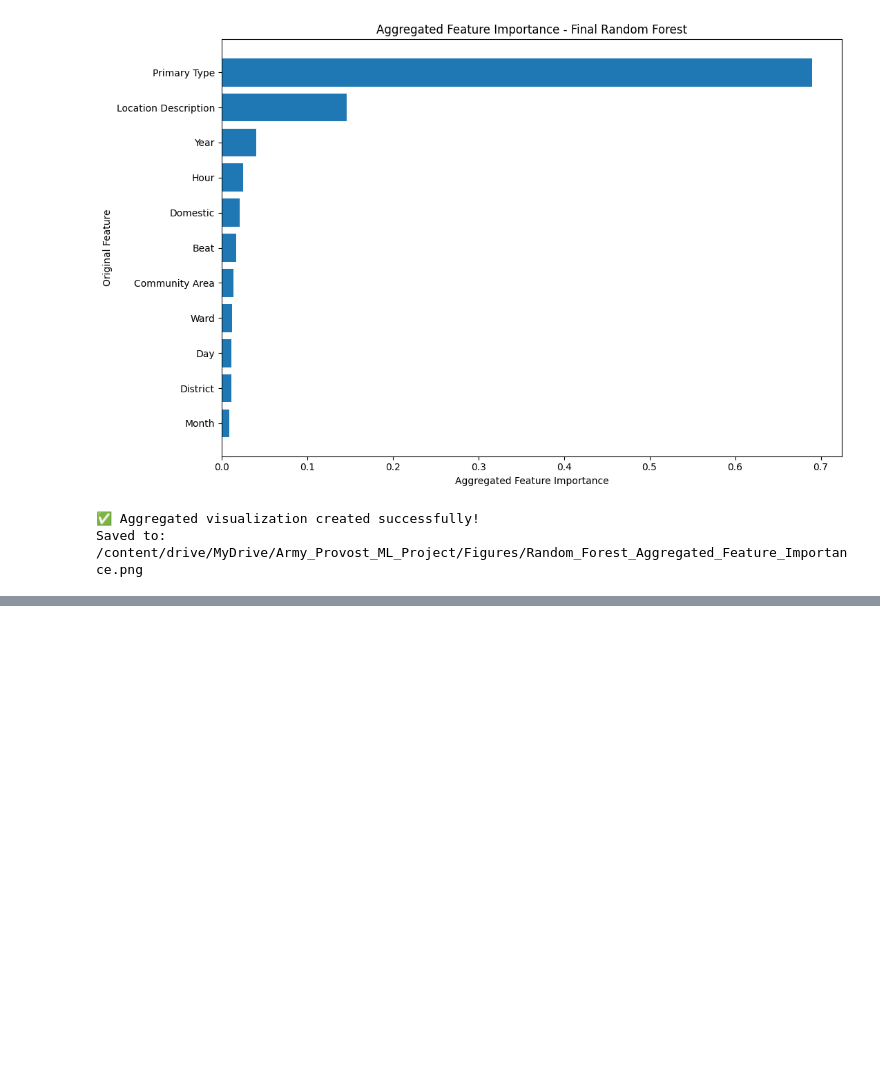
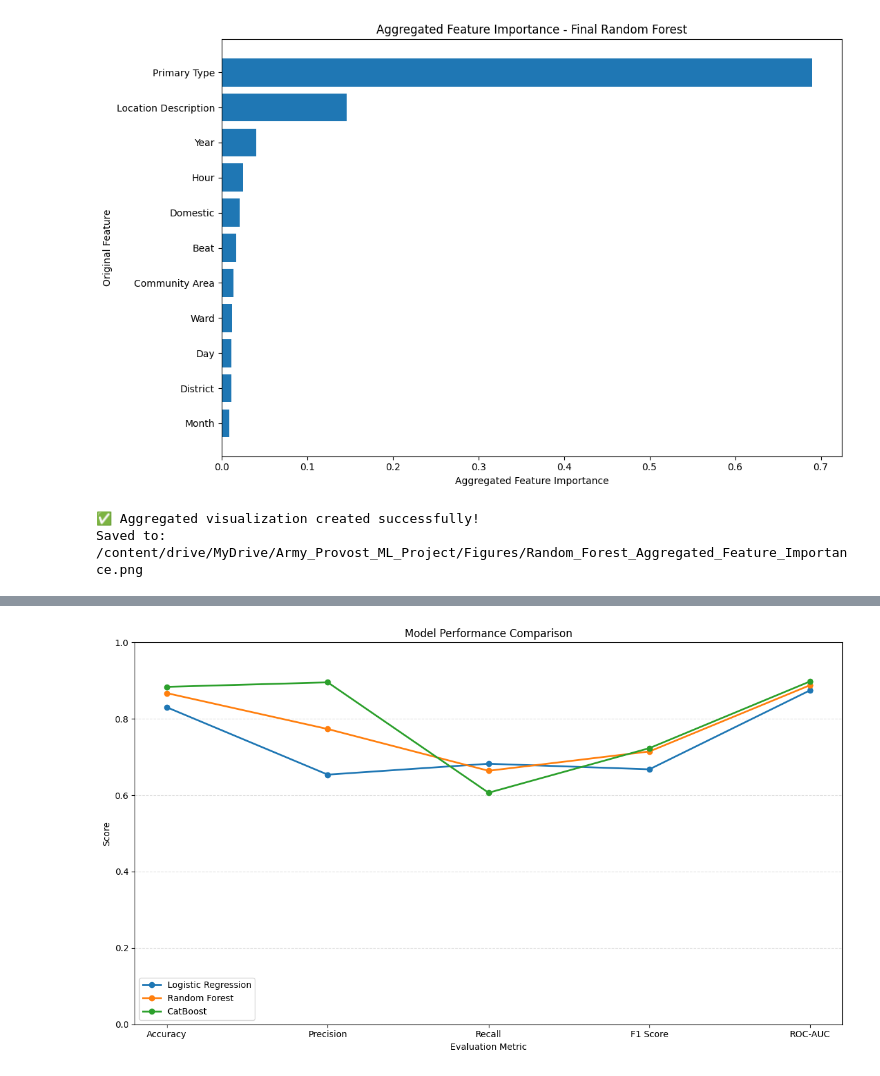
Before and after one commit to arnavon2005/Army_Provost_ML_Project, a Jupyter notebook: 05_Machine_Learning_Modeling.ipynb, the cells around one changed output, grey strips where cells are left out. Cells and saved outputs as stored; diff of their text form; code cells hidden in the pictures; blank space fills up the shorter version.

Commit message:
Added final model performance comparison and visualization

```diff
--- a/05_Machine_Learning_Modeling.ipynb
+++ b/05_Machine_Learning_Modeling.ipynb
@@ -2583,0 +2798,84 @@ Saved to: /content/drive/MyDrive/Army_Provost_ML_Project/Figures/Random_Forest_A
+# %%
+# ============================================================
+# Model Performance Comparison Visualization
+# ============================================================
+
+import matplotlib.pyplot as plt
+import os
+
+print("=" * 70)
+print("Creating Model Performance Comparison")
+print("=" * 70)
+
+metrics = [
+    "Accuracy",
+    "Precision",
+    "Recall",
+    "F1 Score",
+    "ROC-AUC"
+]
+
+models = model_comparison_df["Model"].tolist()
+
+x = range(len(metrics))
+
+plt.figure(figsize=(12, 7))
+
+for i, model in enumerate(models):
+    values = model_comparison_df.loc[
+        model_comparison_df["Model"] == model,
+        metrics
+    ].values[0]
+
+    plt.plot(
+        x,
+        values,
+        marker="o",
+        linewidth=2,
+        label=model
+    )
+
+plt.xticks(
+    x,
+    metrics
+)
+
+plt.ylabel("Score")
+plt.xlabel("Evaluation Metric")
+
+plt.title(
+    "Model Performance Comparison"
+)
+
+plt.ylim(0, 1.0)
+
+plt.legend()
+
+plt.grid(
+    axis="y",
+    linestyle="--",
+    alpha=0.4
+)
+
+plt.tight_layout()
+
+# ------------------------------------------------------------
+# Save Figure
+# ------------------------------------------------------------
+
+comparison_path = os.path.join(
+    FIGURES_PATH,
+    "Model_Performance_Comparison.png"
+)
+
+plt.savefig(
+    comparison_path,
+    dpi=300,
+    bbox_inches="tight"
+)
+
+plt.show()
+
+print("\n✅ Model comparison visualization created!")
+print(f"Saved to: {comparison_path}")
+# %% [output]
@@ -2583,0 +2885 @@ Saved to: /content/drive/MyDrive/Army_Provost_ML_Project/Figures/Random_Forest_A
+[figure, added]
```
Also changed, not shown: parts of 8 cells of this notebook.
